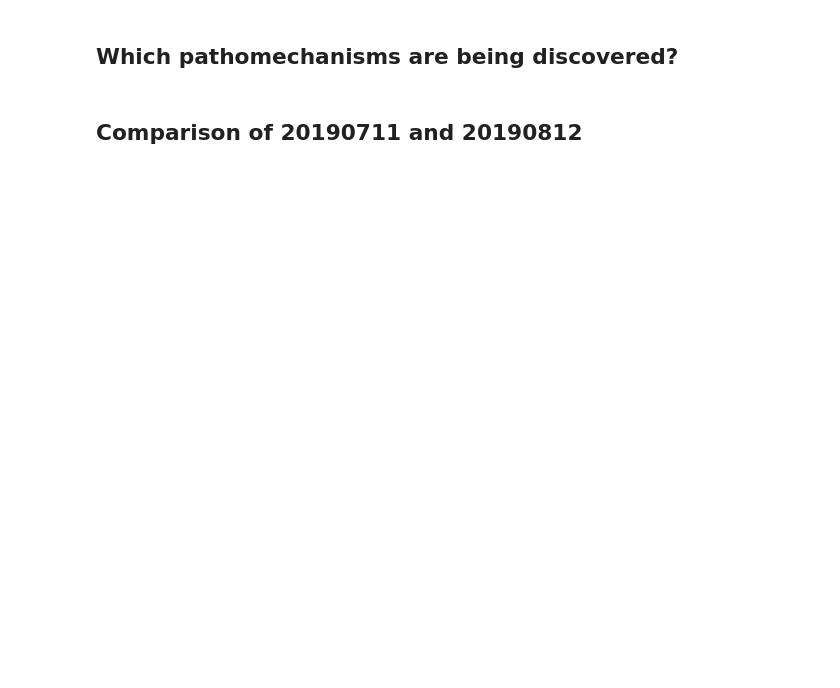
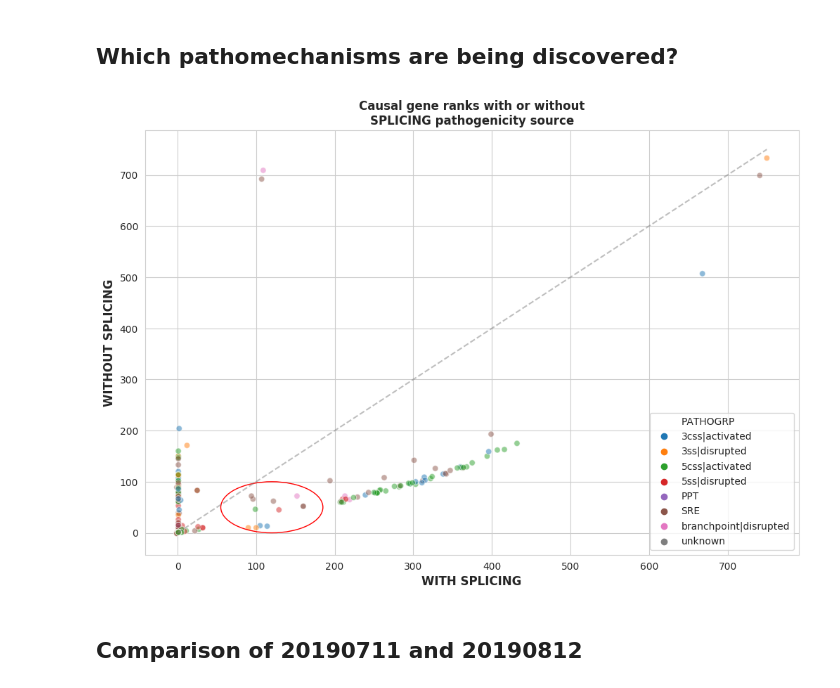
Before and after one commit to monarch-initiative/ExomiserSimulations, a Jupyter notebook: 3S Exomiser performance evaluation.ipynb, the cells around one changed output. Drawn from its saved outputs; the diff is of its cells as text; code cells hidden in the pictures; blank space fills up the shorter version.

```diff
--- a/3S Exomiser performance evaluation.ipynb
+++ b/3S Exomiser performance evaluation.ipynb
@@ -77,7 +88,7 @@ df20190711.loc[(df20190711.WITH_SPLICING > 50) & (df20190711.WITH_SPLICING < 200
 Analysis was done here, Exomiser was run again, either using or not using the `SPLICING` score. Results were written to `20190812-ranks.tsv` file.
 # %%
 FPATH = "{0}/{1}-output-checked/{1}-ranks.tsv".format(data_dir, version)
-df20190812 = load_data(FPATH)
+df20190812 = load_threes_ranks_table(FPATH)
 
 ho = np.sort(df20190812['PATHOGRP'].unique())
 df20190812.head()
@@ -84,11 +102,13 @@ df20190812.head()
 # %% [markdown]
 ## Which pathomechanisms are being discovered?
 # %%
-fig, ax = plt.subplots(figsize=(12, 8))
+fig, ax = plt.subplots(figsize=(12, 8), dpi=100)
 plot_multicolor(df20190812.WITH_SPLICING, df20190812.WITHOUT_SPLICING, df20190812.PATHOGRP, ho, ax=ax)
 
 e20190711 = Ellipse((120, 50), width=130, height=100, facecolor='none', edgecolor="red")
 k = ax.add_patch(e20190711)
+# %% [output]
+[figure, added]
 # %% [markdown]
 ## Comparison of 20190711 and 20190812
 # %%
```
Also changed, not shown: parts of 29 cells of this notebook, 4 other files.
